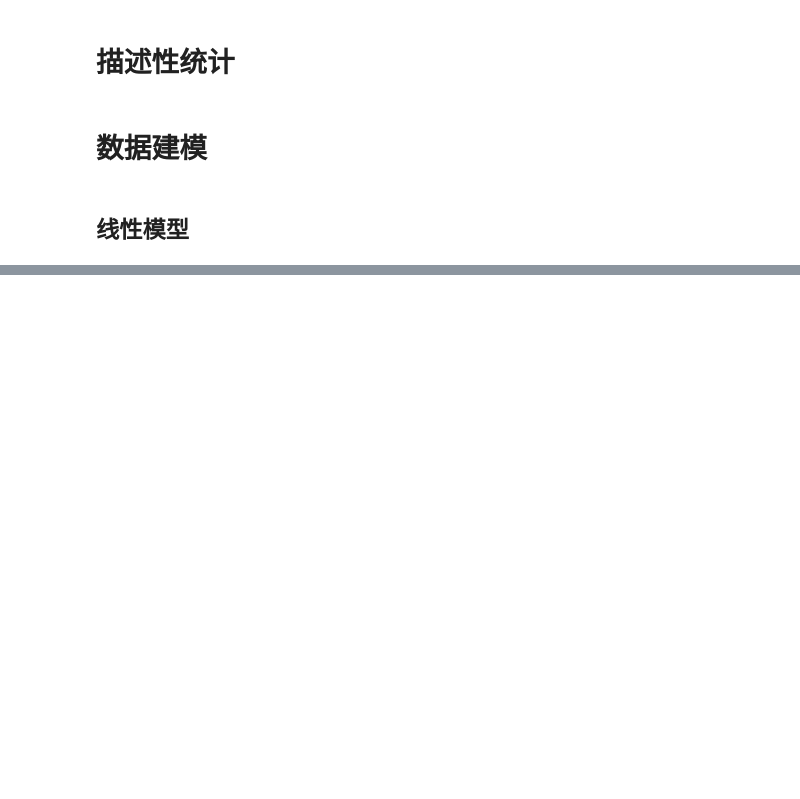
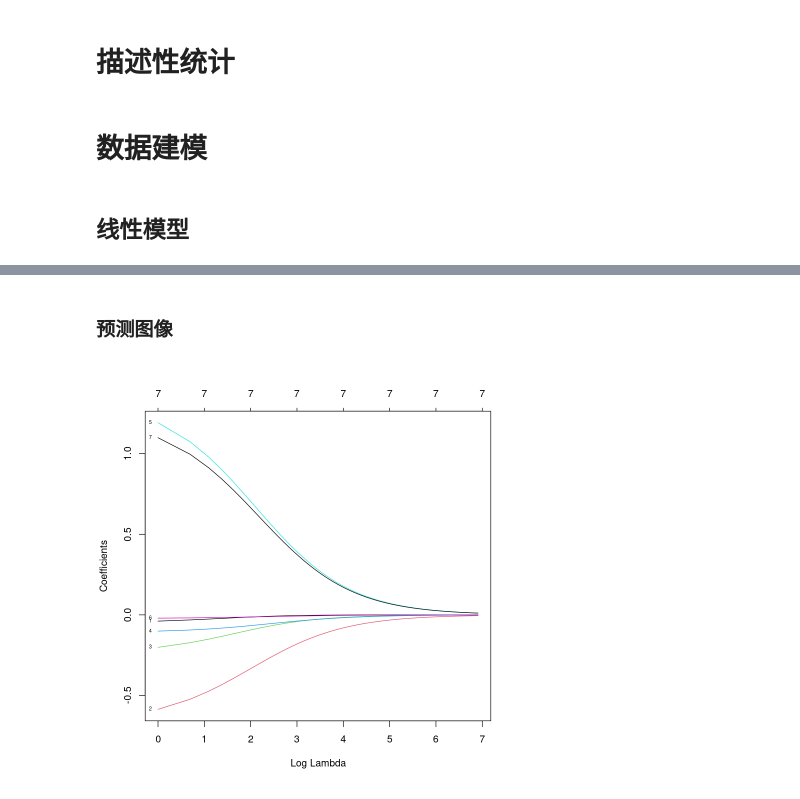
Before and after one commit to Aoblex/2023-fall-SUFE-regression-analysis-report, a Jupyter notebook: main.ipynb, the cells around one changed output, grey strips where cells are left out. Drawn from its saved outputs; the diff is of its cells as text; code cells hidden in the pictures; blank space fills up the shorter version.

```diff
--- a/main.ipynb
+++ b/main.ipynb
@@ -64,0 +149,6 @@ summarize.model(glinear.model, "generalized_linear_model_summary.txt")
+# %% [markdown]
+### 预测图像
+# %%
+plot(rlinear.model, xvar = "lambda", label = TRUE)
+# %% [output]
+[figure, added]
```
Also changed, not shown: parts of 22 cells of this notebook.
